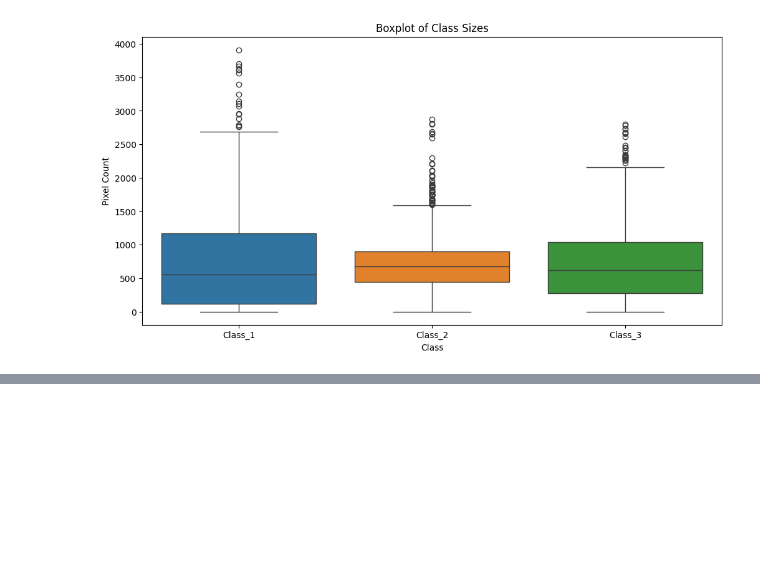
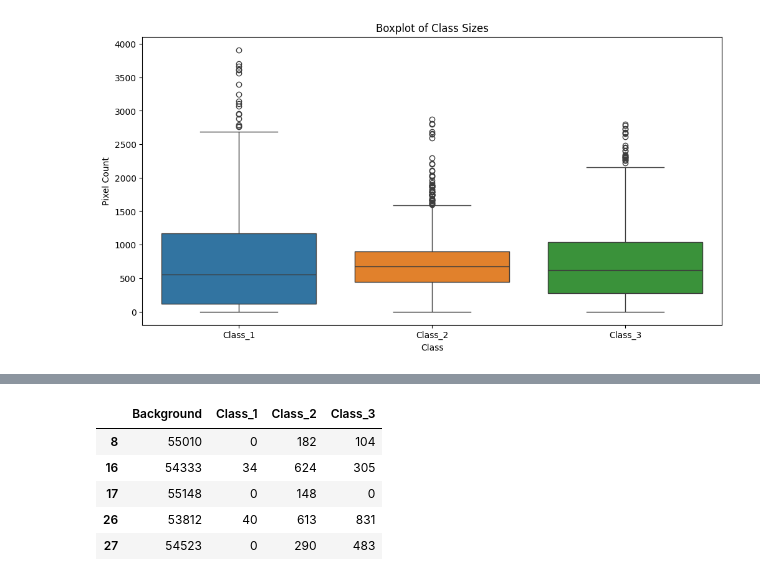
Before and after one commit to ThanhNguyen140/SAM_evaluation, a Jupyter notebook: lisa/image_statistics.ipynb, the cells around one changed output, grey strips where cells are left out. Saved outputs shown, nothing was run; the diff lists cells and outputs as text; code cells hidden in the pictures; blank space fills up the shorter version.

```diff
--- a/lisa/image_statistics.ipynb
+++ b/lisa/image_statistics.ipynb
@@ -97,0 +143,10 @@ plt.show()
+# %%
+filtered_df = df_pixels[df_pixels.drop("Background", axis=1).lt(50).any(axis=1)]
+filtered_df.head()
+# %% [output]
+|  | Background | Class_1 | Class_2 | Class_3 |
+| 8 | 55010 | 0 | 182 | 104 |
+| 16 | 54333 | 34 | 624 | 305 |
+| 17 | 55148 | 0 | 148 | 0 |
+| 26 | 53812 | 40 | 613 | 831 |
+| 27 | 54523 | 0 | 290 | 483 |
```
Also changed, not shown: parts of 3 cells of this notebook.
